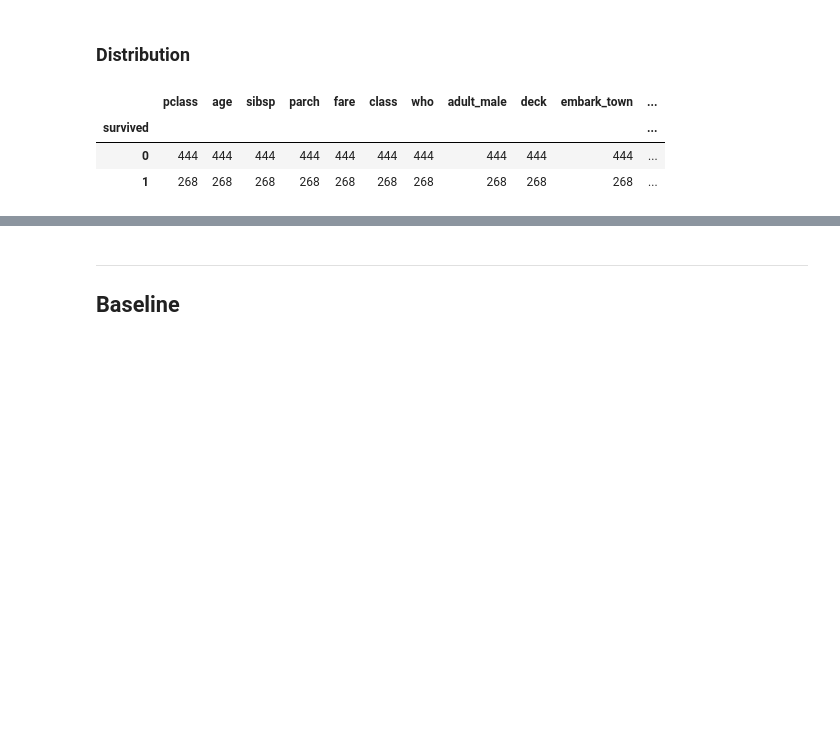
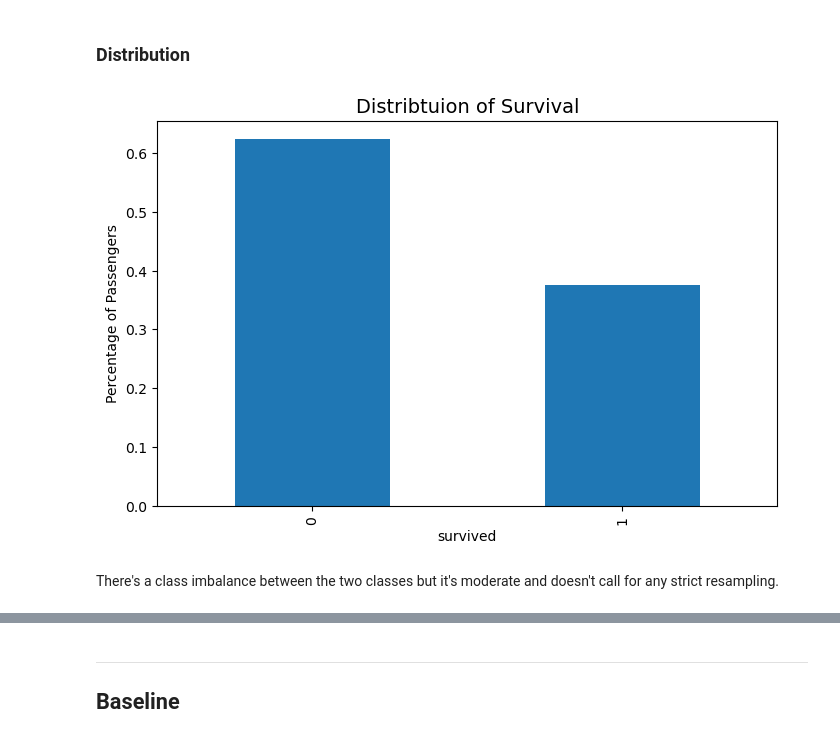
Before and after one commit to RomandRapido/DSC1107_Wrangling, a Jupyter notebook: FA5_Lansangan/FA5_Lansangan.ipynb, the cells around one changed output, grey strips where cells are left out. Drawn from its saved outputs; the diff is of its cells as text; code cells hidden in the pictures; blank space fills up the shorter version.

```diff
--- a/FA5_Lansangan/FA5_Lansangan.ipynb
+++ b/FA5_Lansangan/FA5_Lansangan.ipynb
@@ -258,12 +268,15 @@ dtype: float64
 # %% [markdown]
 ### Distribution
-# %%
-df_train.groupby(col, "survived").count()
-# %% [output]
-|  | pclass | age | sibsp | parch | fare | class | who | adult_male | deck | embark_town | ... |
-| survived |  |  |  |  |  |  |  |  |  |  | ... |
-| 0 | 444 | 444 | 444 | 444 | 444 | 444 | 444 | 444 | 444 | 444 | ... |
-| 1 | 268 | 268 | 268 | 268 | 268 | 268 | 268 | 268 | 268 | 268 | ... |
+# %%
+plt.figure(figsize=(8,5))
+df_train['survived'].value_counts(normalize=True).plot(kind="bar")
+
+plt.title("Distribtuion of Survival", size=14)
+plt.ylabel("Percentage of Passengers");
+# %% [output]
+[figure, added]
+# %% [markdown]
+There's a class imbalance between the two classes but it's moderate and doesn't call for any strict resampling.
 # %%
 import warnings
 warnings.filterwarnings("ignore", category=DeprecationWarning)
```
Also changed, not shown: parts of 71 cells of this notebook.
